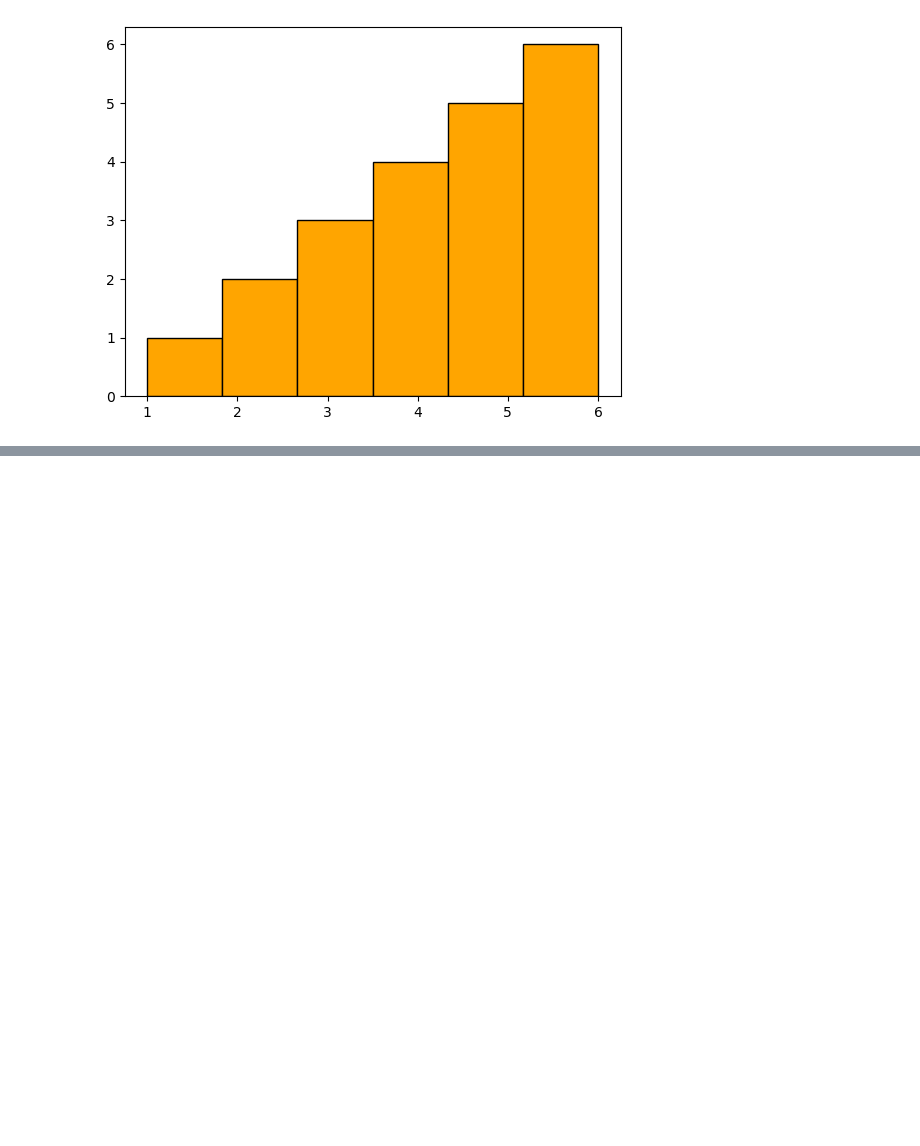
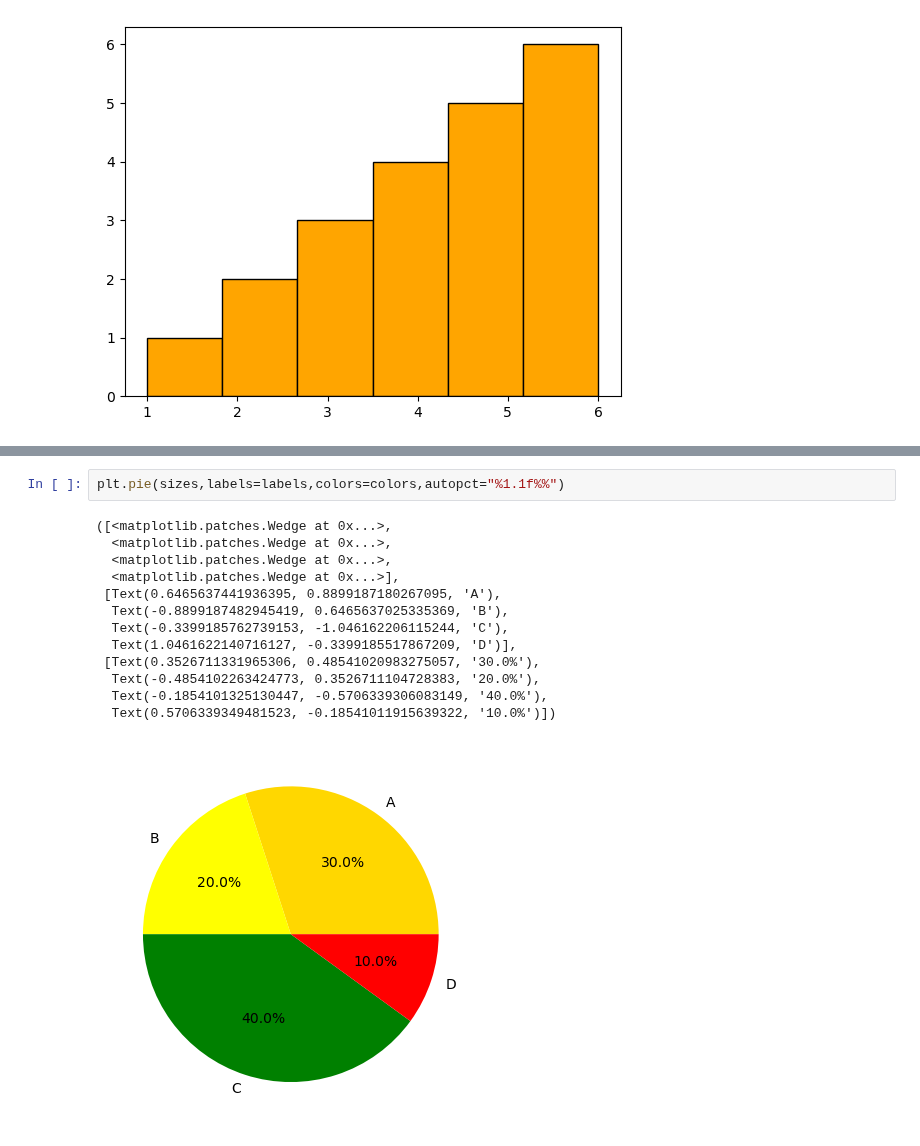
Before and after one commit to vaibhavgaikwad2/Machine-learning-course, a Jupyter notebook: 1)Notes/10-Data Analysis/Matplotlib.ipynb, the cells around one changed output, grey strips where cells are left out. Saved outputs shown, nothing was run; the diff lists cells and outputs as text; blank space fills up the shorter version.

```diff
--- a/1)Notes/10-Data Analysis/Matplotlib.ipynb
+++ b/1)Notes/10-Data Analysis/Matplotlib.ipynb
@@ -130,0 +174,16 @@ plt.hist(data,bins=6,color='orange',edgecolor='black')
+# %%
+plt.pie(sizes,labels=labels,colors=colors,autopct="%1.1f%%")
+# %% [output]
+([<matplotlib.patches.Wedge at 0x...>,
+  <matplotlib.patches.Wedge at 0x...>,
+  <matplotlib.patches.Wedge at 0x...>,
+  <matplotlib.patches.Wedge at 0x...>],
+ [Text(0.6465637441936395, 0.8899187180267095, 'A'),
+  Text(-0.8899187482945419, 0.6465637025335369, 'B'),
+  Text(-0.3399185762739153, -1.046162206115244, 'C'),
+  Text(1.0461622140716127, -0.3399185517867209, 'D')],
+ [Text(0.3526711331965306, 0.48541020983275057, '30.0%'),
+  Text(-0.4854102263424773, 0.3526711104728383, '20.0%'),
+  Text(-0.1854101325130447, -0.5706339306083149, '40.0%'),
+  Text(0.5706339349481523, -0.18541011915639322, '10.0%')])
+[figure, added]
```
Also changed, not shown: parts of 5 cells of this notebook.
